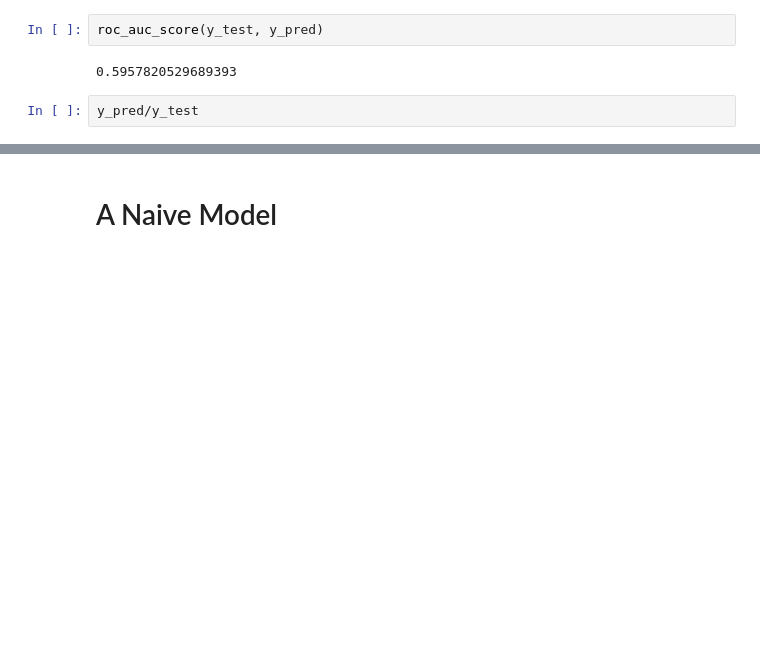
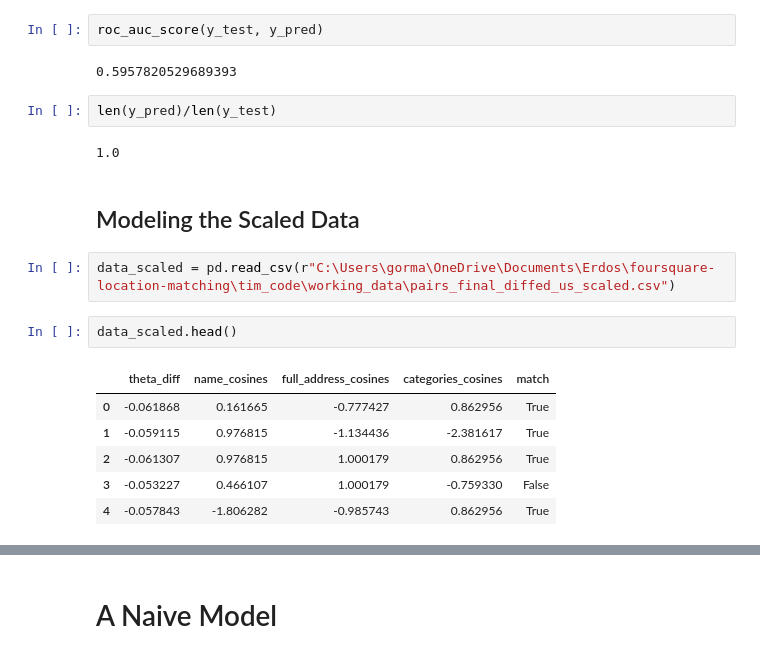
Before and after one commit to gormantt/foursquare-location-matching, a Jupyter notebook: tim_code/models/logistic_regression_us.ipynb, the cells around one changed output, grey strips where cells are left out. Drawn from its saved outputs; the diff is of its cells as text; blank space fills up the shorter version.

```diff
--- a/tim_code/models/logistic_regression_us.ipynb
+++ b/tim_code/models/logistic_regression_us.ipynb
@@ -117,5 +89,20 @@ array([[ 1813,  4811],
 roc_auc_score(y_test, y_pred)
 # %% [output]
 0.5957820529689393
-# %%
-y_pred/y_test
+# %%
+len(y_pred)/len(y_test)
+# %% [output]
+1.0
+# %% [markdown]
+## Modeling the Scaled Data
+# %%
+data_scaled = pd.read_csv(r"C:\Users\gorma\OneDrive\Documents\Erdos\foursquare-location-matching\tim_code\working_data\pairs_final_diffed_us_scaled.csv")
+# %%
+data_scaled.head()
+# %% [output]
+|  | theta_diff | name_cosines | full_address_cosines | categories_cosines | match |
+| 0 | -0.061868 | 0.161665 | -0.777427 | 0.862956 | True |
+| 1 | -0.059115 | 0.976815 | -1.134436 | -2.381617 | True |
+| 2 | -0.061307 | 0.976815 | 1.000179 | 0.862956 | True |
+| 3 | -0.053227 | 0.466107 | 1.000179 | -0.759330 | False |
+| 4 | -0.057843 | -1.806282 | -0.985743 | 0.862956 | True |
```
Also changed, not shown: parts of 22 cells of this notebook, 4 other files.
